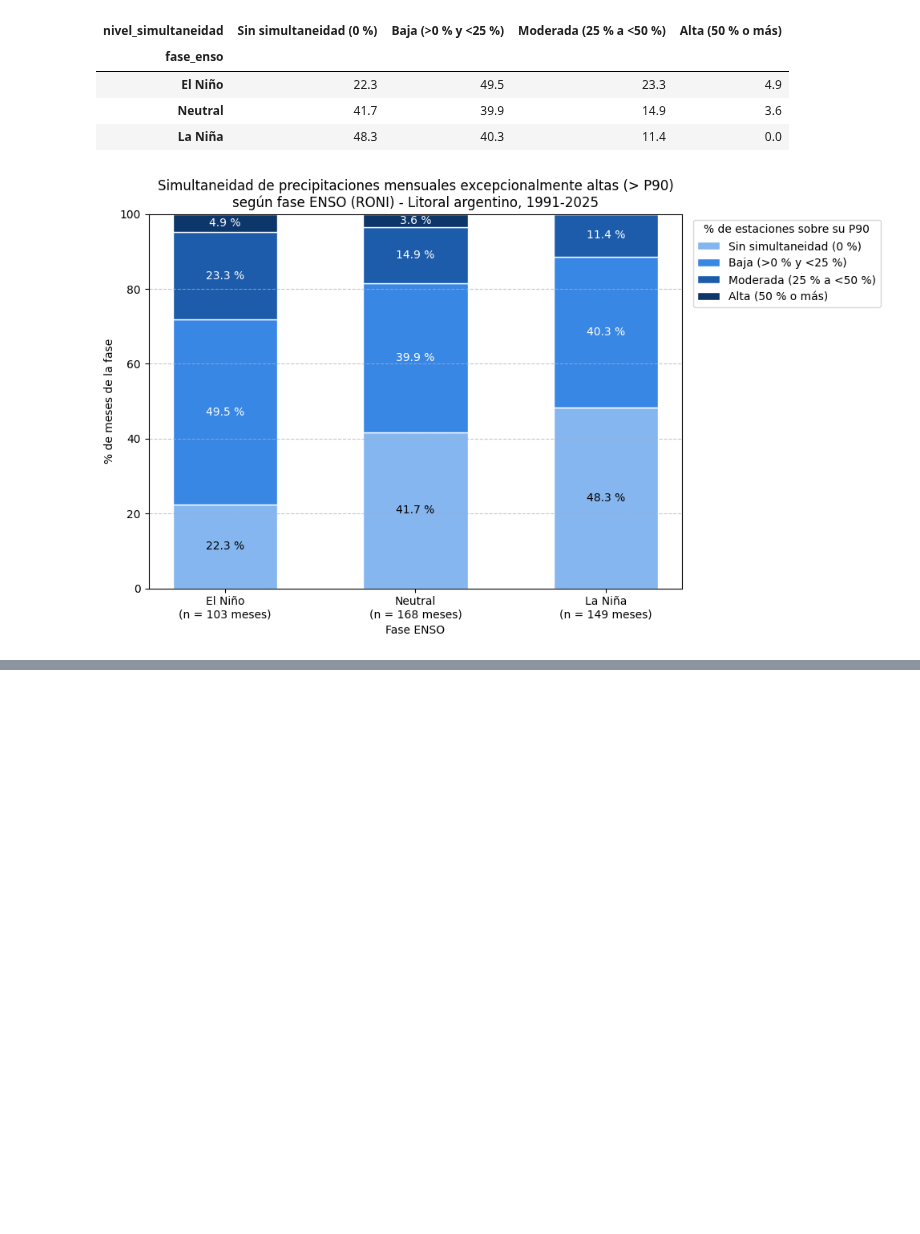
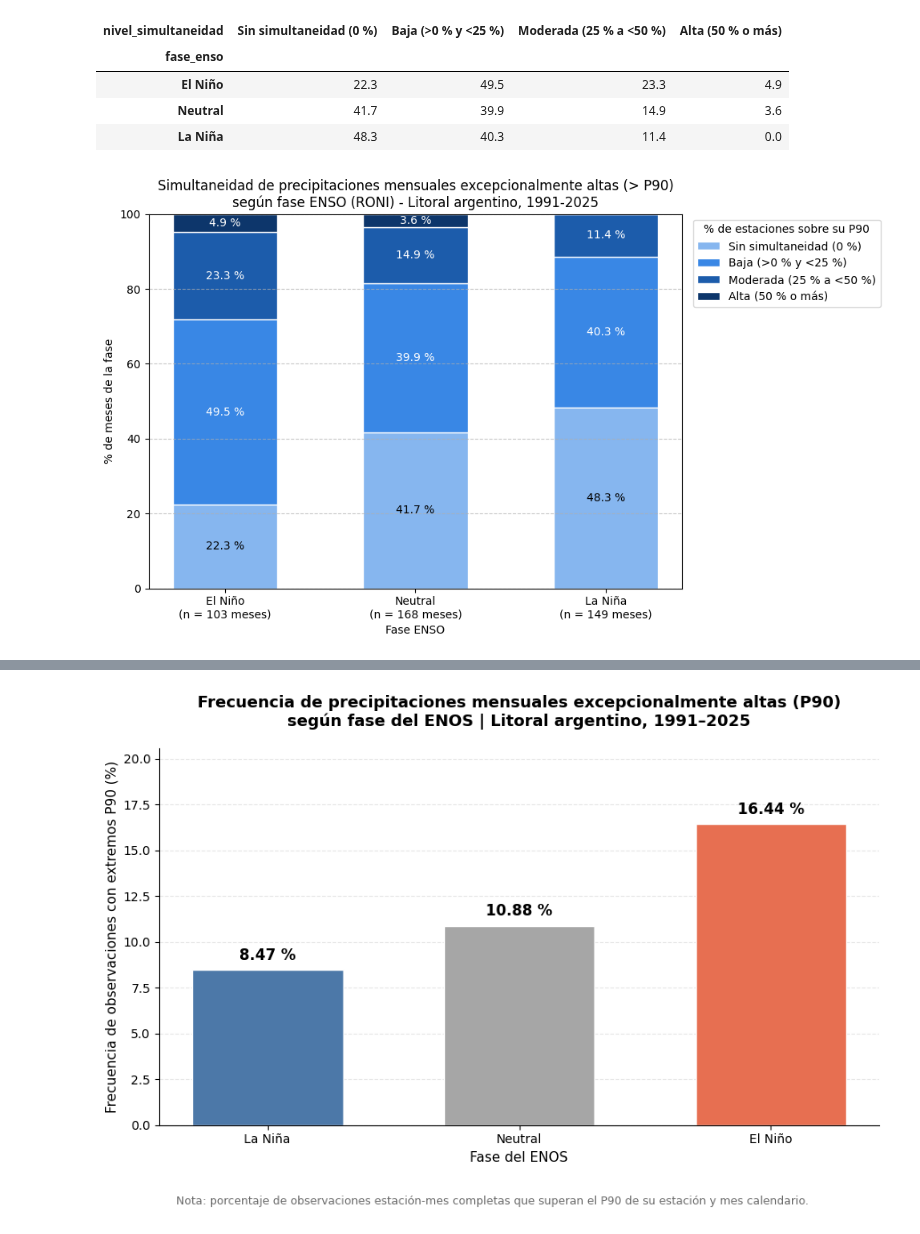
Before and after one commit to enrique20delgado-create/TP-Labo-ElNino-2C2026, a Jupyter notebook: Notebook/Ds_Enso.ipynb, the cells around one changed output, grey strips where cells are left out. Cells and saved outputs as stored; diff of their text form; code cells hidden in the pictures; blank space fills up the shorter version.

```diff
--- a/Notebook/Ds_Enso.ipynb
+++ b/Notebook/Ds_Enso.ipynb
@@ -2926,0 +3027,89 @@ dtype: int64
+# %%
+# GRÁFICO 2: FRECUENCIA DE PRECIPITACIONES EXCEPCIONALES (P90)
+# SEGÚN FASE ENSO
+# Litoral argentino | 1991–2025
+# ============================================================
+
+# 1. Preparar los datos
+orden_fases = ["La Niña", "Neutral", "El Niño"]
+
+datos_grafico = (
+    frecuencia_p90_enso
+    .set_index("FASE_ENSO")
+    .loc[orden_fases]
+    .reset_index()
+)
+
+# 2. Crear el gráfico
+fig, ax = plt.subplots(figsize=(9, 6))
+
+colores = ["#4C78A8", "#A6A6A6", "#E76F51"]
+
+barras = ax.bar(
+    datos_grafico["FASE_ENSO"],
+    datos_grafico["FRECUENCIA_P90_PCT"],
+    color=colores,
+    width=0.6,
+    edgecolor="white"
+)
+
+# 3. Incorporar los porcentajes sobre las barras
+for barra, porcentaje in zip(
+    barras,
+    datos_grafico["FRECUENCIA_P90_PCT"]
+):
+    ax.text(
+        barra.get_x() + barra.get_width() / 2,
+        barra.get_height() + 0.35,
+        f"{porcentaje:.2f} %",
+        ha="center",
+        va="bottom",
+        fontsize=12,
+        fontweight="bold"
+    )
+
+# 4. Títulos y ejes
+ax.set_title(
+    "Frecuencia de precipitaciones mensuales excepcionalmente altas (P90)\n"
+    "según fase del ENOS | Litoral argentino, 1991–2025",
+    fontsize=13,
+    fontweight="bold",
+    pad=18
+)
+
+ax.set_xlabel("Fase del ENOS", fontsize=11)
+ax.set_ylabel("Frecuencia de observaciones con extremos P90 (%)", fontsize=11)
+
+# 5. Formato visual
+ax.set_ylim(
+    0,
+    datos_grafico["FRECUENCIA_P90_PCT"].max() * 1.25
+)
+
+ax.grid(
+    axis="y",
+    linestyle="--",
+    alpha=0.3
+)
+
+ax.set_axisbelow(True)
+
+ax.spines["top"].set_visible(False)
+ax.spines["right"].set_visible(False)
+
+# 6. Nota metodológica
+fig.text(
+    0.5, 0.02,
+    "Nota: porcentaje de observaciones estación-mes completas que superan "
+    "el P90 de su estación y mes calendario.",
+    ha="center",
+    fontsize=9,
+    color="dimgray"
+)
+
+plt.tight_layout(rect=[0, 0.07, 1, 1])
+
+# 7. Mostrar el gráfico
+plt.show()
+# %% [output]
+[figure, added]
```
Also changed, not shown: parts of 16 cells of this notebook.
